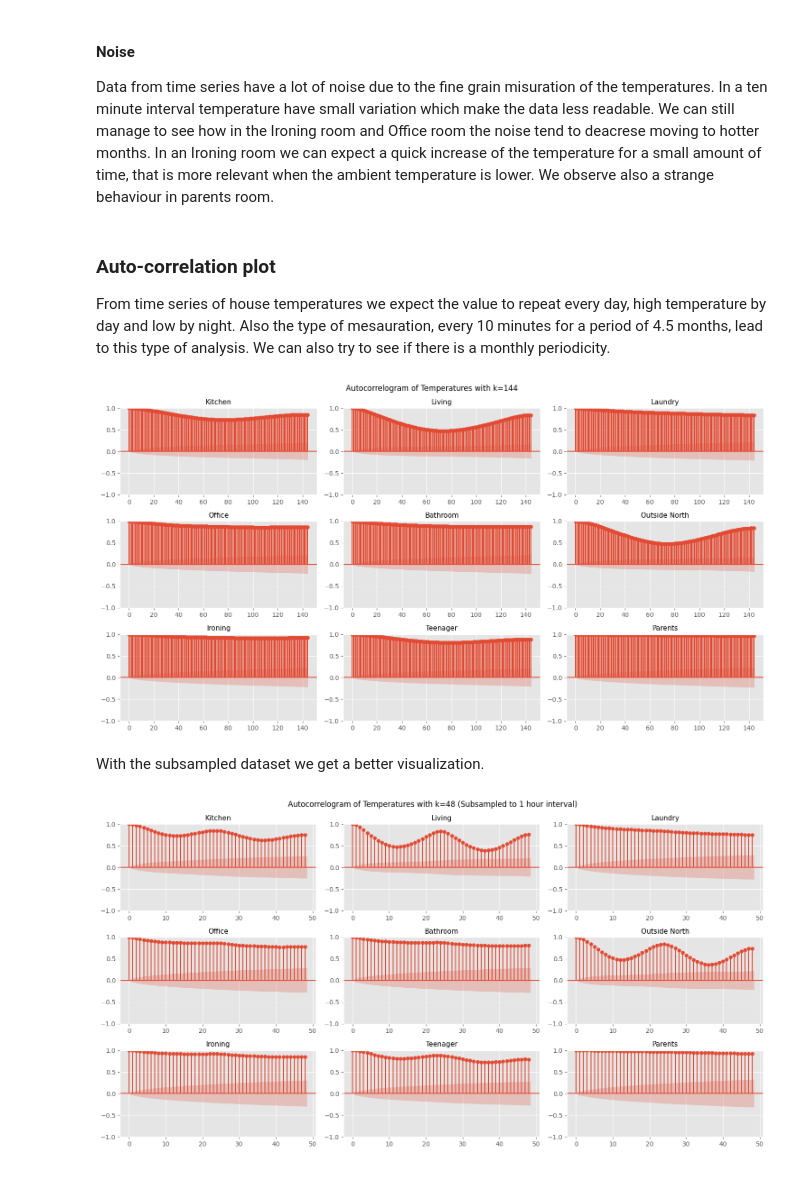
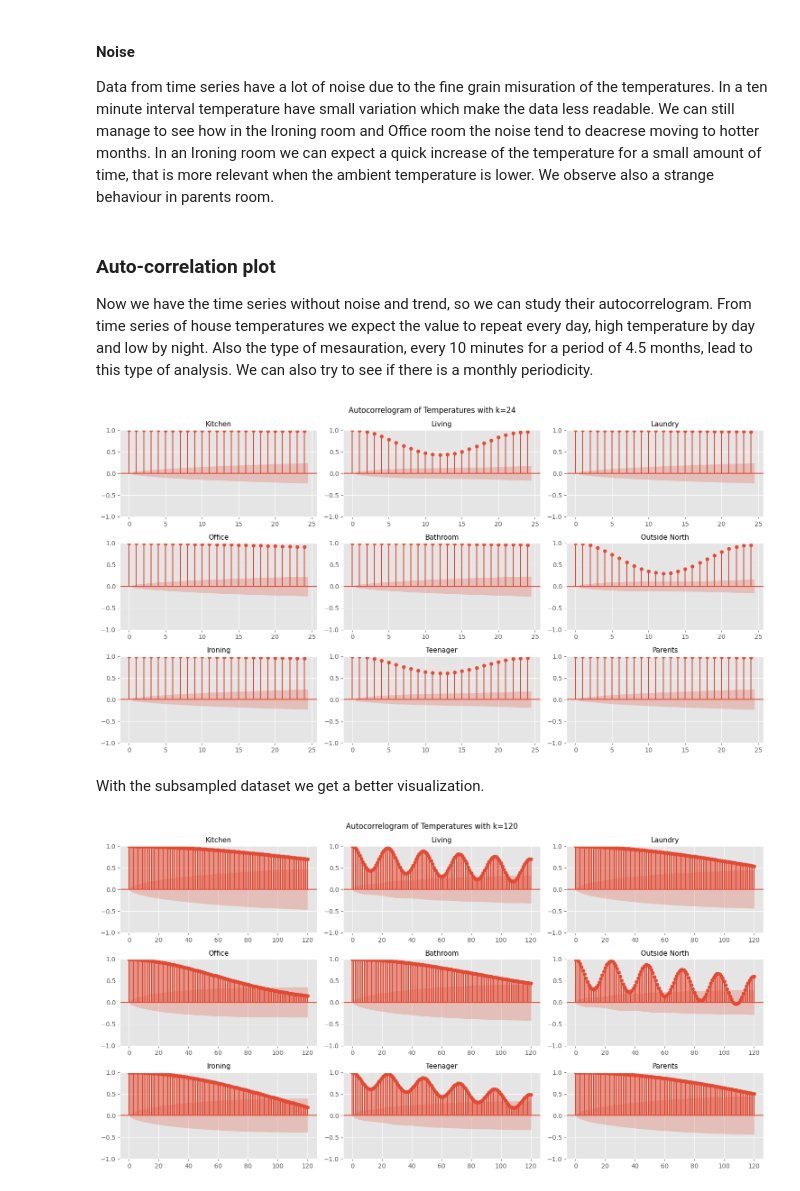
Before and after one commit to lilf4p/ispr-midterm, a Jupyter notebook: midterm1/temperature_analysis.ipynb, the cells around one changed output. Cells and saved outputs as stored; diff of their text form; code cells hidden in the pictures.

```diff
--- a/midterm1/temperature_analysis.ipynb
+++ b/midterm1/temperature_analysis.ipynb
@@ -96,0 +133,24 @@ date
+# %%
+plt.style.use("ggplot")
+figure, axis = plt.subplots(3, 3, figsize=(18, 11))
+
+k=0
+for i in range(3):
+    for j in range(3):
+        k+=1
+
+        #remove linear trend
+        df_sub['T'+str(k)] = [df_sub['T'+str(k)][i] - trend[i] for i in range(0, len(df_sub['T'+str(k)]))]
+
+        #axis[i,j].plot(y)
+        axis[i,j].plot(df_sub['T'+str(k)])
+
+        axis[i,j].set_title(sensors[k], fontsize=11)
+        axis[i,j].set_xlabel("Time", fontsize=8)
+        axis[i,j].set_ylabel("Degree Celsius", fontsize=8)
+        axis[i,j].tick_params(axis="x", labelsize=5)
+
+
+figure.suptitle("Temperatures Data")
+figure.tight_layout()
+plt.show()
@@ -127,6 +194,7 @@ plt.style.use("ggplot")
 figure, axis = plt.subplots(3, 3, figsize=(18, 11))
 
 k=0
+smooth = [300,100,100,100,100,500,100,50,100]
 clean_data = [None]*9
 for i in range(3):
     for j in range(3):
@@ -139,13 +207,13 @@ for i in range(3):
 
         PSD = fft * np.conj(fft) / num_samples
 
-        _mask = PSD > 100
+        _mask = PSD > smooth[k-1]
         fft = _mask * fft
 
-        clean_data[k-1]=np.fft.ifft(fft)
+        df_sub['T'+str(k)]=np.fft.ifft(fft)
 
         #axis[i,j].stem(abs(fft[1:]))
-        axis[i,j].plot(clean_data[k-1])
+        axis[i,j].plot(df_sub['T'+str(k)])
 
         axis[i,j].set_title(sensors[k], fontsize=11)
         axis[i,j].set_xlabel("Time", fontsize=8)
@@ -153,7 +221,7 @@ for i in range(3):
         axis[i,j].tick_params(axis="x", labelsize=5)
         #axis[i,j].set_xscale('log')
 
-figure.suptitle("Temperatures Data in Frequency Domain")
+figure.suptitle("Temperatures Data Cleaned")
 figure.tight_layout()
 plt.show()
 # %% [output]
@@ -246,25 +314,25 @@ figure.tight_layout()
 plt.show()
 # %% [markdown]
 ### Auto-correlation plot
-From time series of house temperatures we expect the value to repeat every day, high temperature by day and low by night. Also the type of mesauration, every 10 minutes for a period of 4.5 months, lead to this type of analysis. We can also try to see if there is a monthly periodicity.
+Now we have the time series without noise and trend, so we can study their autocorrelogram. From time series of house temperatures we expect the value to repeat every day, high temperature by day and low by night. Also the type of mesauration, every 10 minutes for a period of 4.5 months, lead to this type of analysis. We can also try to see if there is a monthly periodicity.
 # %%
 plt.style.use("ggplot")
 figure, axis = plt.subplots(3, 3, figsize=(15, 8))
 
 k=0
 for i in range(3):
     for j in range(3):
         k+=1
-        data = df['T'+str(k)].to_numpy()
+        data = df_sub['T'+str(k)].to_numpy()
         #decomposition = sm.tsa.seasonal_decompose(data, period=144)
-        tsaplots.plot_acf(data, lags = 144, ax=axis[i,j])
+        tsaplots.plot_acf(data, lags = 24, ax=axis[i,j])
         axis[i,j].set_title(sensors[k], fontsize=11)
 
-figure.suptitle("Autocorrelogram of Temperatures with k=144")
+figure.suptitle("Autocorrelogram of Temperatures with k=24")
 figure.tight_layout()
 plt.show()
 # %% [output]
-[figure, old version]
+[figure, new version]
 # %% [markdown]
 With the subsampled dataset we get a better visualization.
 # %%
@@ -278,11 +346,13 @@ for i in range(3):
         data = df_sub['T'+str(k)].to_numpy()
         # now we have 1 hour interval
         #decomposition = sm.tsa.seasonal_decompose(data, period=168) #1 week 168, 1 day 24, 1 month 720, 5 day 120
-        tsaplots.plot_acf(data, lags = 48, ax=axis[i,j])
+        #print(clean_data[k-1])
+        tsaplots.plot_acf(data, lags = 120, ax=axis[i,j])
+        #axis[i,j].acorr(clean_data[k-1], maxlags=24)
         axis[i,j].set_title(sensors[k], fontsize=11)
 
-figure.suptitle("Autocorrelogram of Temperatures with k=48 (Subsampled to 1 hour interval)")
+figure.suptitle("Autocorrelogram of Temperatures with k=120")
 figure.tight_layout()
 plt.show()
 # %% [output]
-[figure, old version]
+[figure, new version]
```
Also changed, not shown: parts of 11 cells of this notebook.
